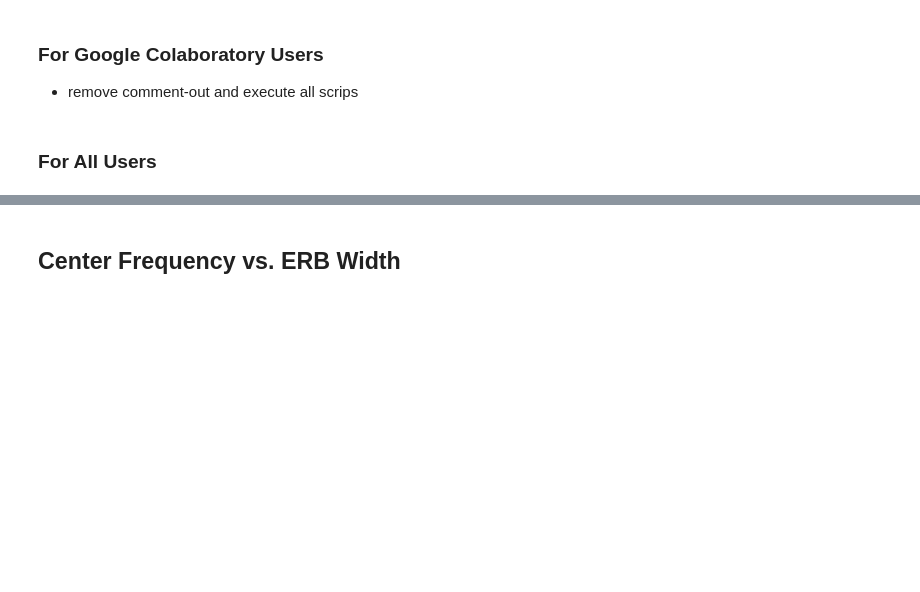
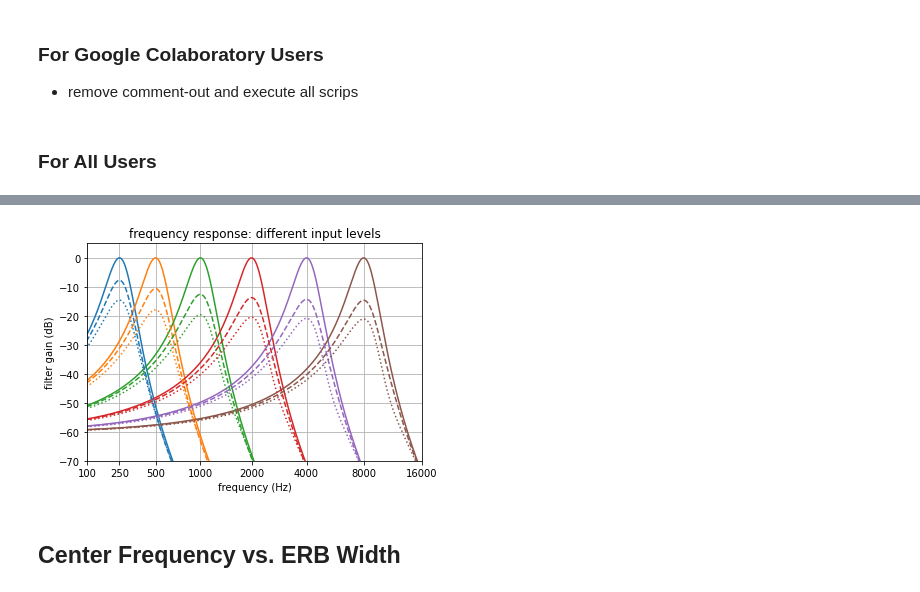
Before and after one commit to kyama0321/gammachirpy, a Jupyter notebook: gcfb_v211/demo_gammachirp.ipynb, the cells around one changed output, grey strips where cells are left out. Drawn from its saved outputs; the diff is of its cells as text; code cells hidden in the pictures; blank space fills up the shorter version.

Commit message:
Mod: add a freq resp and changed control variables

```diff
--- a/gcfb_v211/demo_gammachirp.ipynb
+++ b/gcfb_v211/demo_gammachirp.ipynb
@@ -97,3 +104,45 @@ plt.show()
+# %%
+ps_list = [50, 70, 90]
+plt_line_list = ['-', '--', ':']
+# %%
+fig, ax = plt.subplots()
+
+max_cgc_frsp = np.zeros(len(fp_list))
+
+for ips, ps in enumerate(ps_list):
+    # change frat with ps (input level)
+    frat = frat0 + frat1 * ps
+
+    for ifp, fp in enumerate(fp_list):
+        # calculate frequency renponse
+        fr1, _ = gcfb.fp2_to_fr1(n, b1, c1, b2, c2, frat, fp)
+        cgc_resp = gcfb.cmprs_gc_frsp(fr1, fs, n, b1, c1, frat, b2, c2, n_rsl)
+        cgc_frsp = cgc_resp.cgc_frsp
+
+        if ips == 0:
+            # save peak level of each filter
+            max_cgc_frsp[ifp] = np.max(cgc_frsp)
+
+        # convert level and frequency scale to plot
+        cgc_frsp_db = 20 * np.log10(cgc_frsp/max_cgc_frsp[ifp])
+        freq = np.array(cgc_resp.freq)
+        erb_num, _ = utils.freq2erb(freq)
+
+        # plot frequency renponse of each filter
+        plt.plot(erb_num[0, :], cgc_frsp_db[0, :], plt_line_list[ips], color=cmap(ifp))
+        ax.set_xlim([erb_n_xtick[0], erb_n_xtick[-1]])
+        ax.set_ylim([-70, 5])
+        ax.set_xticks(erb_n_xtick)
+        ax.set_xticklabels(fp_xtick)
+        ax.set_xlabel("frequency (Hz)")
+        ax.set_ylabel("filter gain (dB)")
+        plt.title("frequency response: different input levels")
+
+plt.grid()
+
+plt.show()
+# %% [output]
+[figure, added]
 # %% [markdown]
 ## Center Frequency vs. ERB Width
 # %%
```
Also changed, not shown: parts of 13 cells of this notebook.
